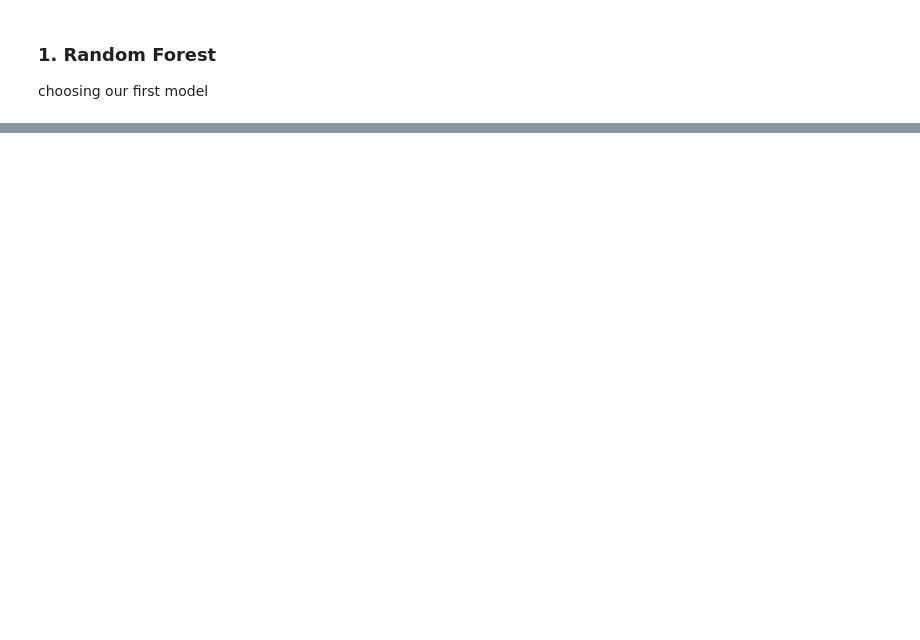
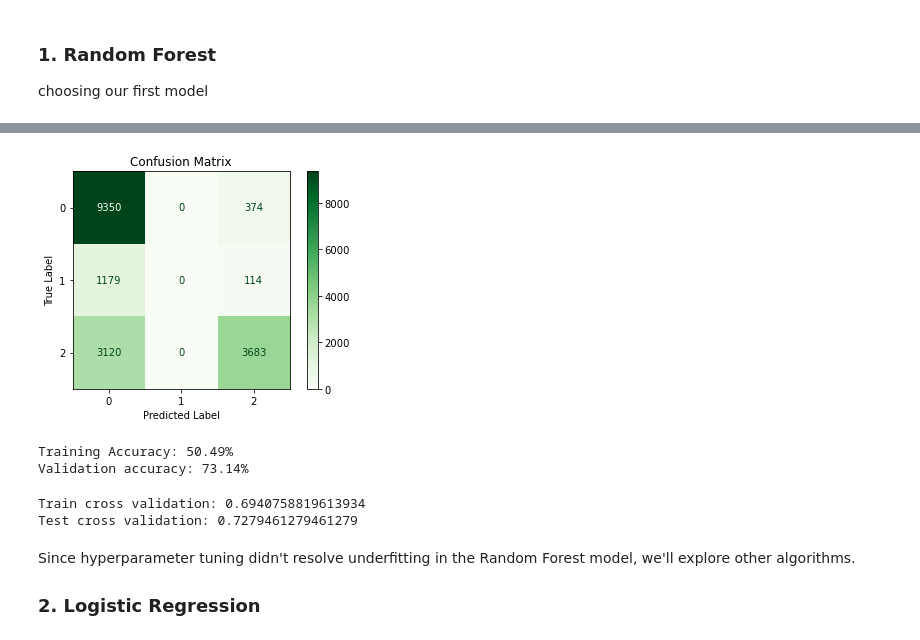
Before and after one commit to Cdasilver29/well-classification-documented, a Jupyter notebook: Technical.ipynb, the cells around one changed output, grey strips where cells are left out. Saved outputs shown, nothing was run; the diff lists cells and outputs as text; code cells hidden in the pictures; blank space fills up the shorter version.

```diff
--- a/Technical.ipynb
+++ b/Technical.ipynb
@@ -1245,0 +1265,12 @@ X_test_processed = preprocessor.transform(X_test)
+# %%
+# Instantiate StandardScaler
+
+scaler = StandardScaler()
+
+# Fit and transform X_train
+
+X_train_scaled = scaler.fit_transform(X_train_2)
+
+# Transform X_test
+
+X_test_scaled = scaler.transform(X_test_2)
@@ -1245,0 +1279,11 @@ X_test_processed = preprocessor.transform(X_test)
+# %%
+# Instantiate LabelEncoder
+label_encoding = LabelEncoder()
+
+# fit_transforming the y_train
+
+y_train_2 = label_encoding.fit_transform(y_train)
+
+# Transforming y_test
+
+y_test_2 = label_encoding.transform(y_test)
@@ -1274,0 +1426,43 @@ def update_scores(scores_df, Model, y_test, y_hat_test):
+# %%
+# Confusion matrix for testing data
+plot_confusion_matrix(RF_CV_model, X_test_scaled, y_test_2, cmap="Greens")
+plt.title("Confusion Matrix")
+plt.xlabel("Predicted Label")
+plt.ylabel("True Label")
+plt.show()
+# %% [output]
+[figure, added]
+# %%
+# Predict on training and test sets
+RF_CV_model_training_preds = RF_CV_model.predict(X_train_resampled)
+RF_CV_model_preds = RF_CV_model.predict(X_test_scaled)
+
+
+# Accuracy of training and test sets
+best_forest_training_accuracy = accuracy_score(y_train_resampled, RF_CV_model_training_preds)
+best_forest_test_accuracy = accuracy_score(y_test_2, RF_CV_model_preds)
+
+print('Training Accuracy: {:.4}%'.format(best_forest_training_accuracy * 100))
+print('Validation accuracy: {:.4}%'.format(best_forest_test_accuracy * 100))
+# %% [output]
+Training Accuracy: 50.49%
+Validation accuracy: 73.14%
+# %%
+# validate RandomForest regressor
+
+#train cross validation
+RF_CV_model_train_cv_score = cross_val_score(RF_CV_model, X_train_resampled,
+                                        y_train_resampled, cv = 5, n_jobs = -1).mean()
+print('Train cross validation:', RF_CV_model_train_cv_score)
+
+#test cross validation
+RF_CV_model_test_cv_score = cross_val_score(RF_CV_model, X_test_scaled, y_test_2,
+                                       cv = 5, n_jobs = -1).mean()
+print('Test cross validation:', RF_CV_model_test_cv_score)
+# %% [output]
+Train cross validation: 0.6940758819613934
+Test cross validation: 0.7279461279461279
+# %% [markdown]
+Since hyperparameter tuning didn't resolve underfitting in the Random Forest model, we'll explore other algorithms.
+
+### 2. Logistic Regression
```
Also changed, not shown: parts of 61 cells of this notebook.
